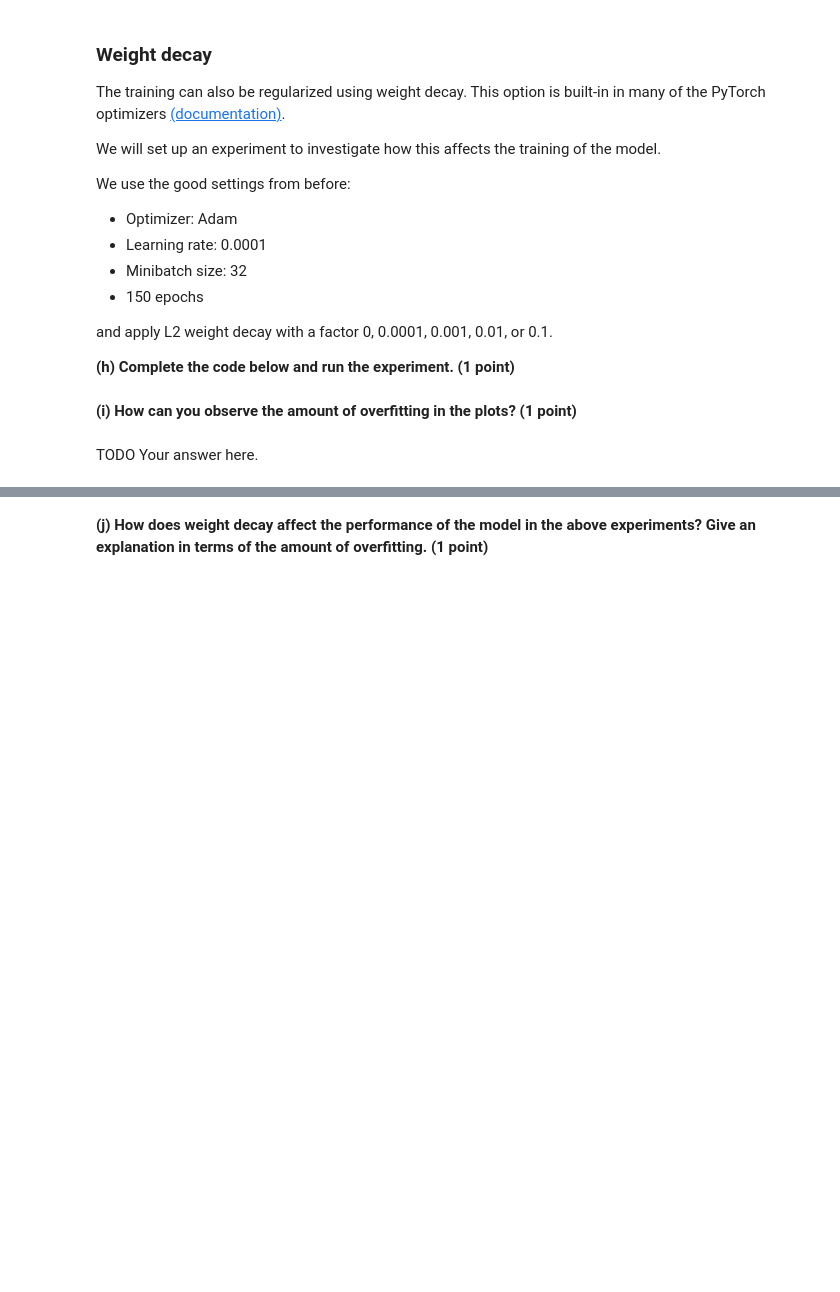
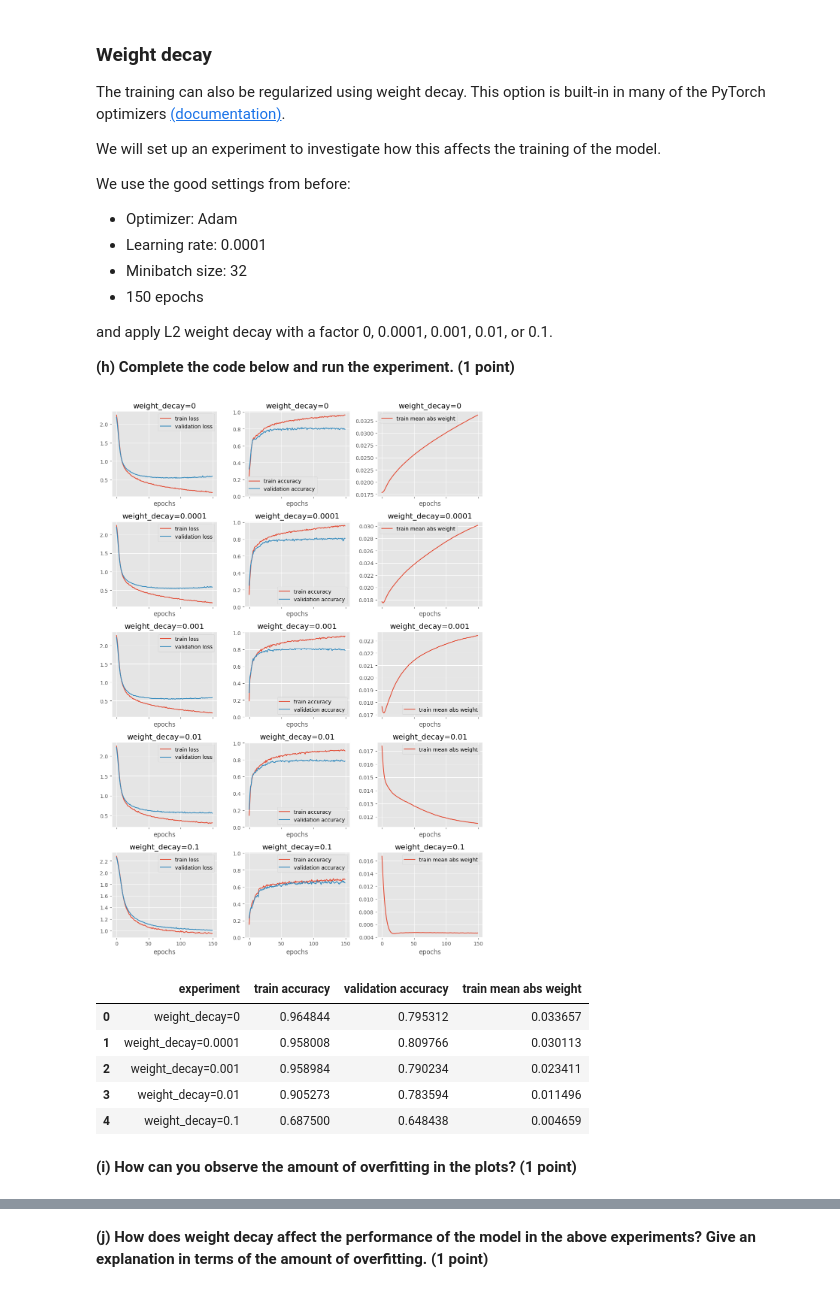
Before and after one commit to daanbrugmans/deep-learning-23-24, a Jupyter notebook: Assignment 2/dl-assignment-2.ipynb, the cells around one changed output, grey strips where cells are left out. Drawn from its saved outputs; the diff is of its cells as text; code cells hidden in the pictures; blank space fills up the shorter version.

```diff
--- a/Assignment 2/dl-assignment-2.ipynb
+++ b/Assignment 2/dl-assignment-2.ipynb
@@ -380,9 +428,3 @@ We will construct a network that can classify these images.
 * Linear hidden layer 2, ReLU activation, output 64 features.
 * Linear output layer, to 10 classes.
 * No final activation function.
-# %%
-def build_net():
-    # TODO: construct and return the network
-    return None
-net = build_net()
-print(net)
@@ -424,14 +488,13 @@ As an example, the code below implements all of these components and runs a sing
 net = build_net()
 
 # construct a data loader for the training set
-data_loader = torch.utils.data.DataLoader(fashion_train, shuffle=True)
+data_loader = torch.utils.data.DataLoader(fashion_train, batch_size=16, shuffle=True)
 
-# initialize the SGD optimizer
+# initialize the Adam optimizer
 # we pass the list of parameters of the network
-optimizer = torch.optim.SGD(net.parameters(), lr=0)
+optimizer = torch.optim.Adam(net.parameters(), lr=0.01)
 
-# TODO: Initialize cross-entropy loss function
-loss_function = ...
+loss_function = torch.nn.CrossEntropyLoss()
 
 # repeat for multiple epochs
 for epoch in range(10):
@@ -443,12 +506,10 @@ for epoch in range(10):
     # loop over all minibatches in the training set
     for x, y in data_loader:
         # compute the prediction given the input x
-        # TODO: compute the output
-        output = ...
+        output = net.forward(x)
 
         # compute the loss by comparing with the target output y
-        # TODO: use loss_function to compute the loss
-        loss = ...
+        loss = loss_function(output, y)
 
         # for a one-hot encoding, the output is a score for each class
         # we assign each sample to the class with the highest score
@@ -494,7 +566,7 @@ For the rest of this assignment, we will use a slightly more advanced training f
 
 Feel free to look inside, but keep in mind that some of this code is only needed to generate the plots in this assignment.
 # %%
-def fit(net, train, validation, optimizer, epochs=25, batch_size=10, device=device):
+def fit(net: torch.nn.Module, train, validation, optimizer, epochs=25, batch_size=10, device=device):
     """
     Train and evaluate a network.
      - net:               the network to optimize
@@ -516,7 +588,7 @@ def fit(net, train, validation, optimizer, epochs=25, batch_size=10, device=devi
 
     # initialize the data loaders
     data_loader = {
-        'train':      torch.utils.data.DataLoader(train, batch_size=batch_size, shuffle=True),
+        'train': torch.utils.data.DataLoader(train, batch_size=batch_size, shuffle=True),
         'validation': torch.utils.data.DataLoader(validation, batch_size=batch_size)
     }
 
@@ -537,6 +609,7 @@ def fit(net, train, validation, optimizer, epochs=25, batch_size=10, device=devi
                 # store the std of the output values
                 epoch_stats['%s %d: %s output std' % (phase, idx, type(module).__name__)] += \
                     output.std().detach().cpu().numpy()
+
         module.register_forward_hook(hook)
 
     # store the output for all layers in the network
@@ -886,0 +979,15 @@ print(net)
+# %%
+def build_net_bn():
+    return torch.nn.Sequential(
+        torch.nn.Linear(784, 128),
+        torch.nn.BatchNorm1d(128),
+        torch.nn.ReLU(),
+        torch.nn.Linear(128, 64),
+        torch.nn.BatchNorm1d(64),
+        torch.nn.ReLU(),
+        torch.nn.Linear(64, 10)
+    )
+
+
+net = build_net_bn()
+print(net)
@@ -991,23 +1118,29 @@ and apply L2 weight decay with a factor 0, 0.0001, 0.001, 0.01, or 0.1.
 # %%
 plotter = HistoryPlotter(plots=[{'x': 'epochs', 'y': ['train loss', 'validation loss']},
                                 {'x': 'epochs', 'y': ['train accuracy', 'validation accuracy']},
-                                {'x': 'epochs', 'y': ['train mean abs weight']},],
+                                {'x': 'epochs', 'y': ['train mean abs weight']}, ],
                          table=['train accuracy', 'validation accuracy', 'train mean abs weight'],
                          rows=5, cols=1)
 
 epochs = 150
 lr = 0.0001
 batch_size = 32
 weight_decays = [0, 0.0001, 0.001, 0.01, 0.1]
 
 for row, weight_decay in enumerate(weight_decays):
     net = build_net()
-    # TODO: Set up optimizer with the given weight_decay
+    optimizer = torch.optim.Adam(net.parameters(), lr=lr, weight_decay=weight_decay)
     history = fit(net, fashion_train, fashion_validation, optimizer=optimizer, epochs=epochs, batch_size=batch_size)
     plotter.add('weight_decay=%s' % str(weight_decay), history, row=row, col=0)
 
 plotter.done()
+# %% [output]
+[figure, added]
+|  | experiment | train accuracy | validation accuracy | train mean abs weight |
+| 0 | weight_decay=0 | 0.964844 | 0.795312 | 0.033657 |
+| 1 | weight_decay=0.0001 | 0.958008 | 0.809766 | 0.030113 |
+| 2 | weight_decay=0.001 | 0.958984 | 0.790234 | 0.023411 |
+| 3 | weight_decay=0.01 | 0.905273 | 0.783594 | 0.011496 |
+| 4 | weight_decay=0.1 | 0.687500 | 0.648438 | 0.004659 |
 # %% [markdown]
 **(i) How can you observe the amount of overfitting in the plots? <span style="float:right"> (1 point)</span>**
-# %% [markdown]
-TODO Your answer here.
```
Also changed, not shown: parts of 85 cells of this notebook, 4 other files.
